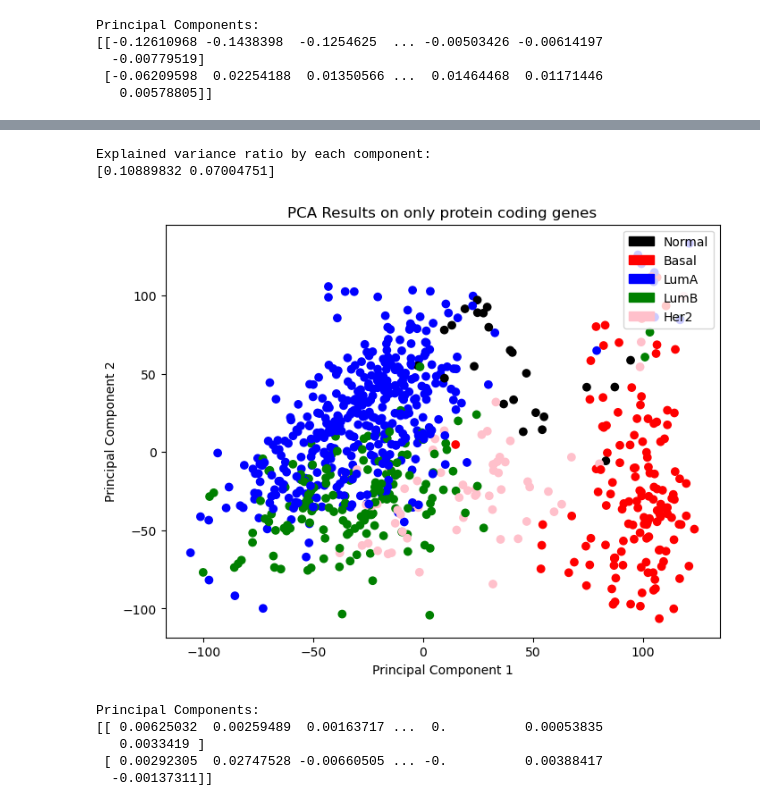
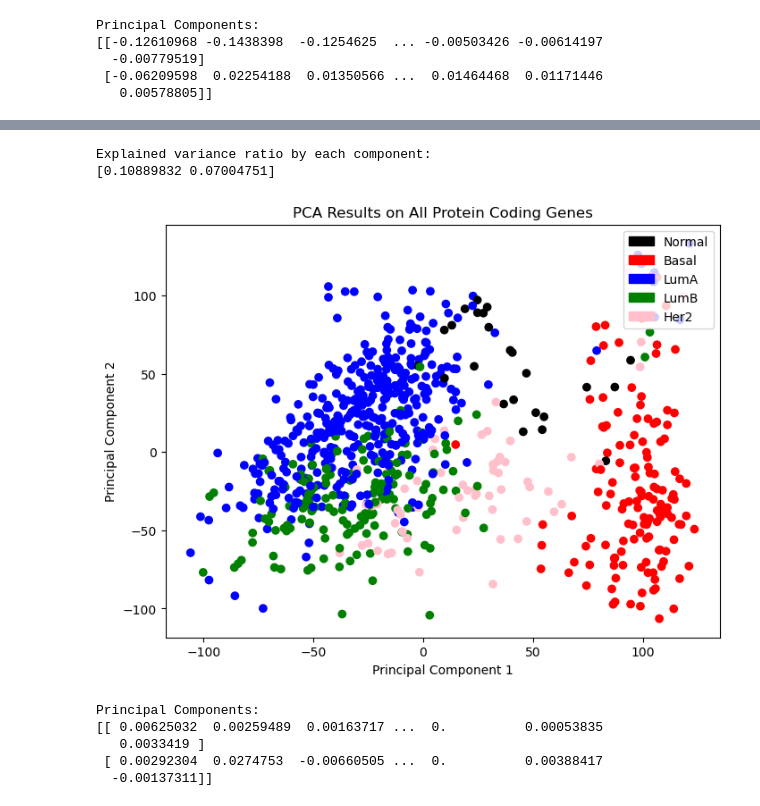
Before and after one commit to mjkim1001/DATA481-Breast_Cancer, a Jupyter notebook: Nick/Code/NormExpDataFilterScript.ipynb, the cells around one changed output, grey strips where cells are left out. Drawn from its saved outputs; the diff is of its cells as text; code cells hidden in the pictures.

```diff
--- a/Nick/Code/NormExpDataFilterScript.ipynb
+++ b/Nick/Code/NormExpDataFilterScript.ipynb
@@ -220,37 +220,37 @@ PAM50proteincodingdf = tnormdf.loc[PAM50metadf.index]
 # %%
 #PCA of protein coding genes
 ca = PCA(n_components=2)
 pca_result = pca.fit_transform(PAM50proteincodingdf)
 
 pca_df = pd.DataFrame(data=pca_result, columns=['PC1', 'PC2'])
 
 
 print("Explained variance ratio by each component:")
 print(pca.explained_variance_ratio_)
 
 plt.figure(figsize=(8, 6))
 plt.scatter(pca_df['PC1'], pca_df['PC2'], c= colors)
-plt.title("PCA Results on only protein coding genes")
+plt.title("PCA Results on All Protein Coding Genes")
 plt.xlabel("Principal Component 1")
 plt.ylabel("Principal Component 2")
 black_patch = mpatches.Patch(color='black', label='Normal')
 blue_patch = mpatches.Patch(color='blue', label='LumA')
 green_patch = mpatches.Patch(color = "green", label = "LumB")
 pink_patch = mpatches.Patch(color = "pink", label = 'Her2')
 red_patch = mpatches.Patch(color = "red", label = "Basal")
 plt.legend(handles=[black_patch, red_patch, blue_patch, green_patch, pink_patch], loc='upper right')
 plt.show()
 
 print("Principal Components:")
 print(pca.components_)
 # %% [output]
 Explained variance ratio by each component:
 [0.10889832 0.07004751]
-[figure, old version]
+[figure, new version]
 Principal Components:
 [[ 0.00625032  0.00259489  0.00163717 ...  0.          0.00053835
    0.0033419 ]
- [ 0.00292305  0.02747528 -0.00660505 ... -0.          0.00388417
+ [ 0.00292304  0.0274753  -0.00660505 ...  0.          0.00388417
   -0.00137311]]
 # %%
 #Prepping ERnormdf for color scheme
```
Also changed, not shown: parts of 5 cells of this notebook, 2 other files.
